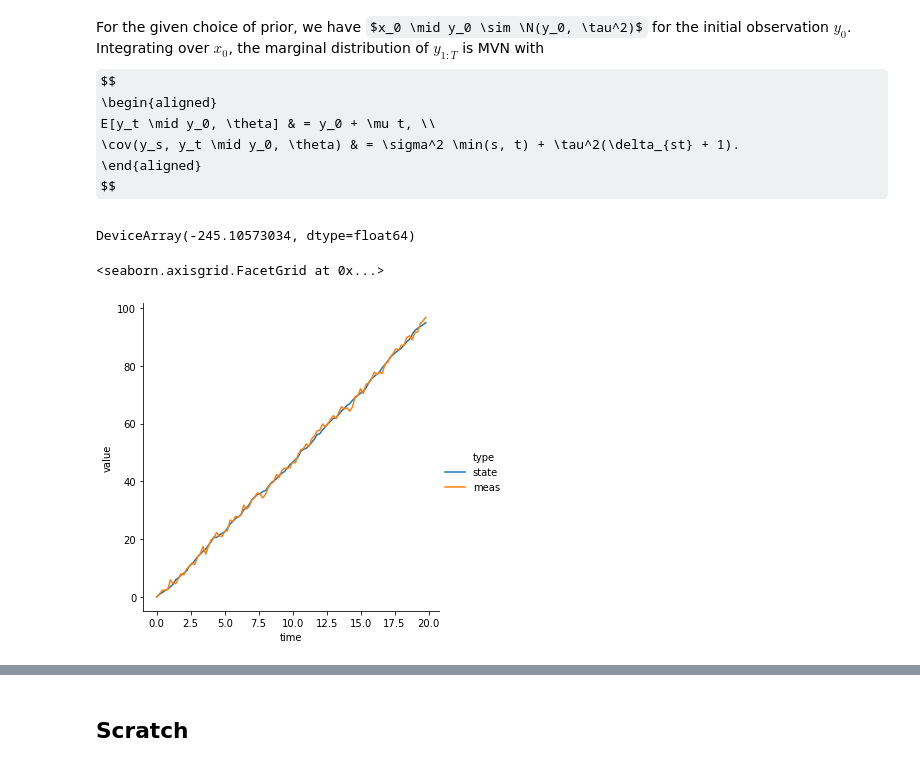
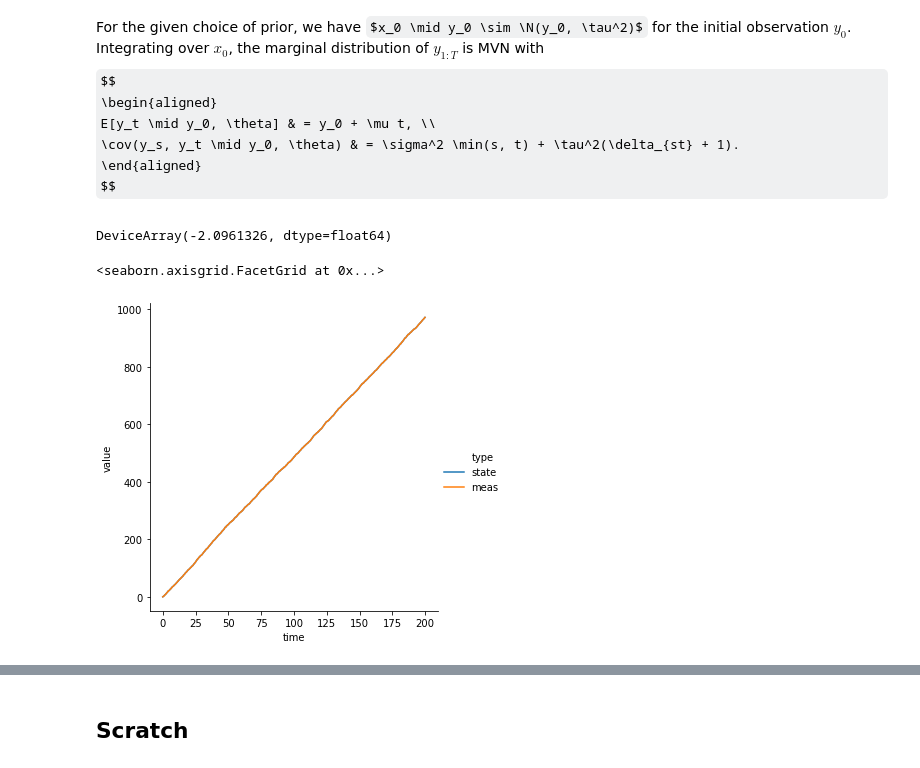
Before and after one commit to mlysy/pfjax, a Jupyter notebook: pfjax.ipynb, the cells around one changed output, grey strips where cells are left out. Drawn from its saved outputs; the diff is of its cells as text; code cells hidden in the pictures; some formulas as TeX source.

Commit message:
continued testing of bm_loglik()

```diff
--- a/pfjax.ipynb
+++ b/pfjax.ipynb
@@ -821,7 +444,7 @@ def bm_loglik(y_meas, dt, theta):
     mu_y = y_meas[0] + mu  * t_meas
     return jsp.stats.multivariate_normal.logpdf(jnp.squeeze(y_meas[1:]), mu_y, Sigma_y)
 
-bm_loglik(y_meas, dt, np.array([5, 1, 0]))
+bm_loglik(y_meas[0:5], dt, np.array([5, 1.2, 0]))
 # %% [output]
-DeviceArray(-245.10573034, dtype=float64)
+DeviceArray(-2.0961326, dtype=float64)
 # %%
@@ -867,32 +491,32 @@ def proj_data(fun, theta, theta_lims, theta_names, n_pts=100):
 # %%
 # Simulate some data
 key = random.PRNGKey(0)
 
 # parameter values
 mu = 5.
 sigma = 1.
-tau = 1.
+tau = 0
 theta = np.array([mu, sigma, tau])
 # data specification
 dt = .2
-n_obs = 100
+n_obs = 1000
 x_init = jnp.array([0.])
 
 # simulate data
 key, subkey = random.split(key)
 y_meas, x_state = meas_sim(n_obs, x_init, theta, subkey)
 
 # plot data
 plot_df = (pd.DataFrame({"time": jnp.arange(n_obs) * dt,
                          "state": jnp.squeeze(x_state),
                          "meas": jnp.squeeze(y_meas)})
            .melt(id_vars="time", var_name="type"))
 sns.relplot(
     data=plot_df, kind="line",
     x="time", y="value", hue="type"
 )
 # %% [output]
 <seaborn.axisgrid.FacetGrid at 0x...>
-[figure, old version]
+[figure, new version]
 # %%
 # plot exact likelihood
```
Also changed, not shown: parts of 14 cells of this notebook.
